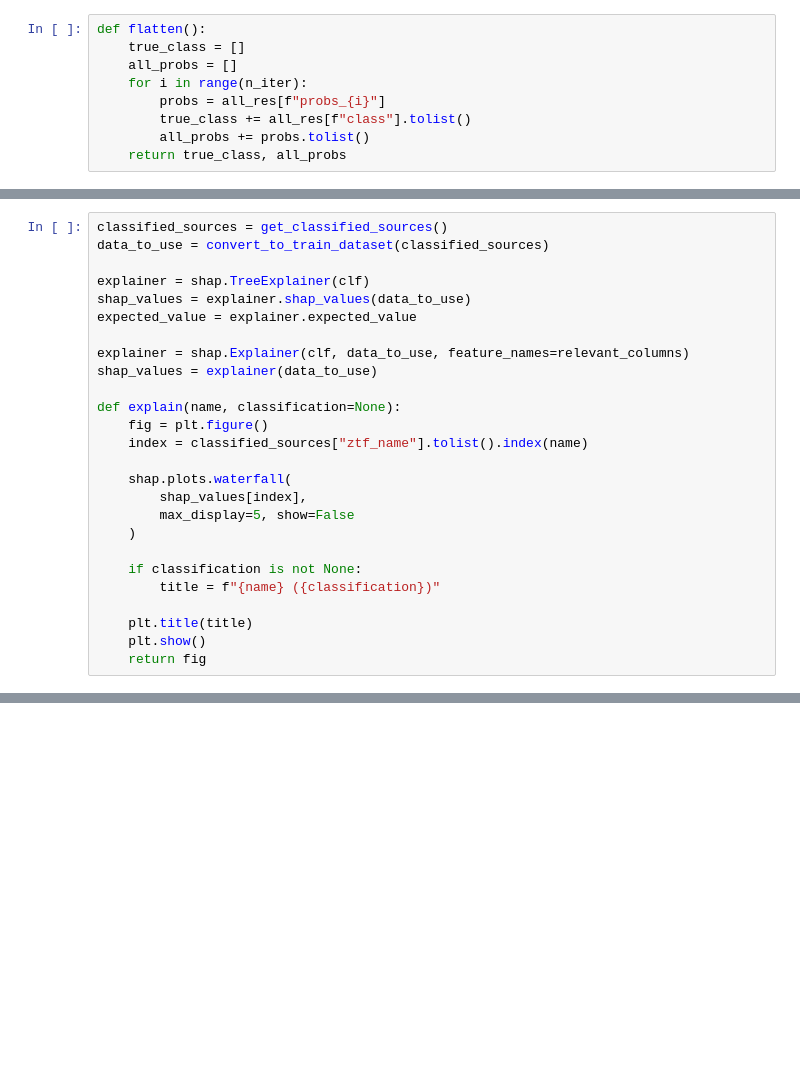
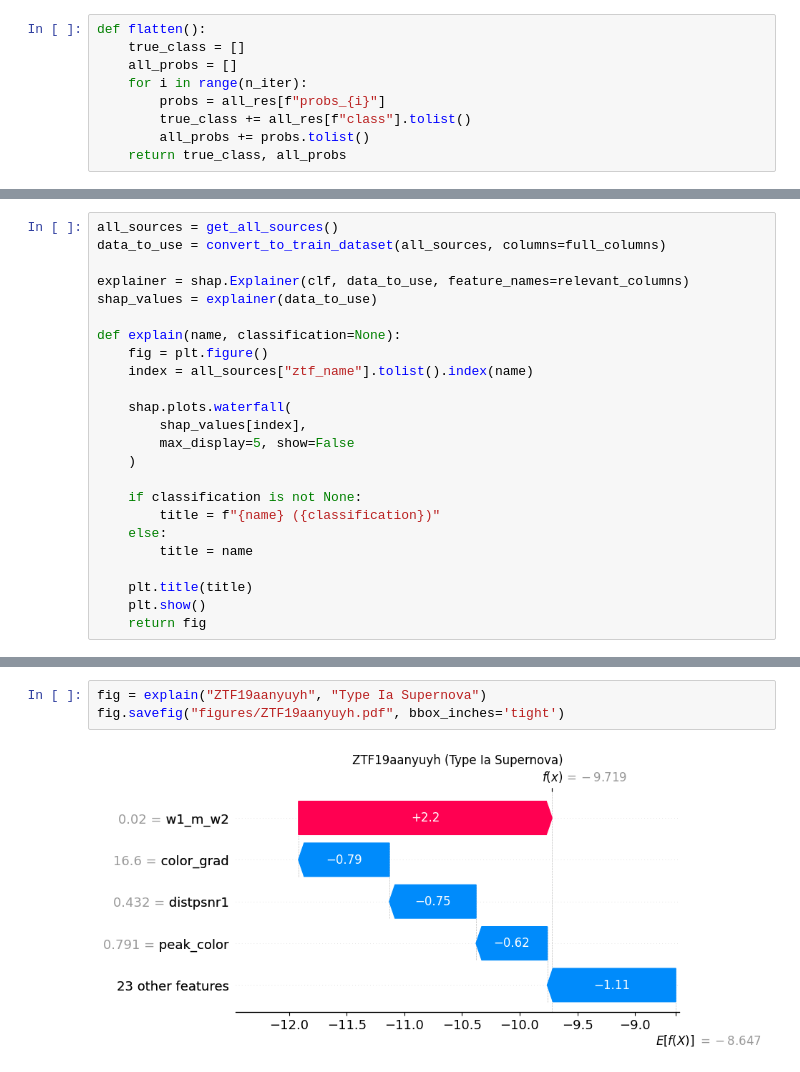
Before and after one commit to robertdstein/tdescore, a Jupyter notebook: notebooks/train_tdescore.ipynb, the cells around one changed output, grey strips where cells are left out. Cells and saved outputs as stored; diff of their text form; blank space fills up the shorter version.

```diff
--- a/notebooks/train_tdescore.ipynb
+++ b/notebooks/train_tdescore.ipynb
@@ -195,17 +291,13 @@ print(r"""\label{tab:importance}
 # %%
-classified_sources = get_classified_sources()
-data_to_use = convert_to_train_dataset(classified_sources)
-
-explainer = shap.TreeExplainer(clf)
-shap_values = explainer.shap_values(data_to_use)
-expected_value = explainer.expected_value
+all_sources = get_all_sources()
+data_to_use = convert_to_train_dataset(all_sources, columns=full_columns)
 
 explainer = shap.Explainer(clf, data_to_use, feature_names=relevant_columns)
 shap_values = explainer(data_to_use)
 
 def explain(name, classification=None):
     fig = plt.figure()
-    index = classified_sources["ztf_name"].tolist().index(name)
+    index = all_sources["ztf_name"].tolist().index(name)
 
     shap.plots.waterfall(
         shap_values[index],
@@ -214,6 +306,8 @@ def explain(name, classification=None):
 
     if classification is not None:
         title = f"{name} ({classification})"
+    else:
+        title = name
 
     plt.title(title)
     plt.show()
@@ -223,0 +320,5 @@ fig.savefig("figures/ZTF19aapreis.pdf", bbox_inches='tight')
+# %%
+fig = explain("ZTF19aanyuyh", "Type Ia Supernova")
+fig.savefig("figures/ZTF19aanyuyh.pdf", bbox_inches='tight')
+# %% [output]
+[figure, added]
```
Also changed, not shown: parts of 19 cells of this notebook, 3 other files.
